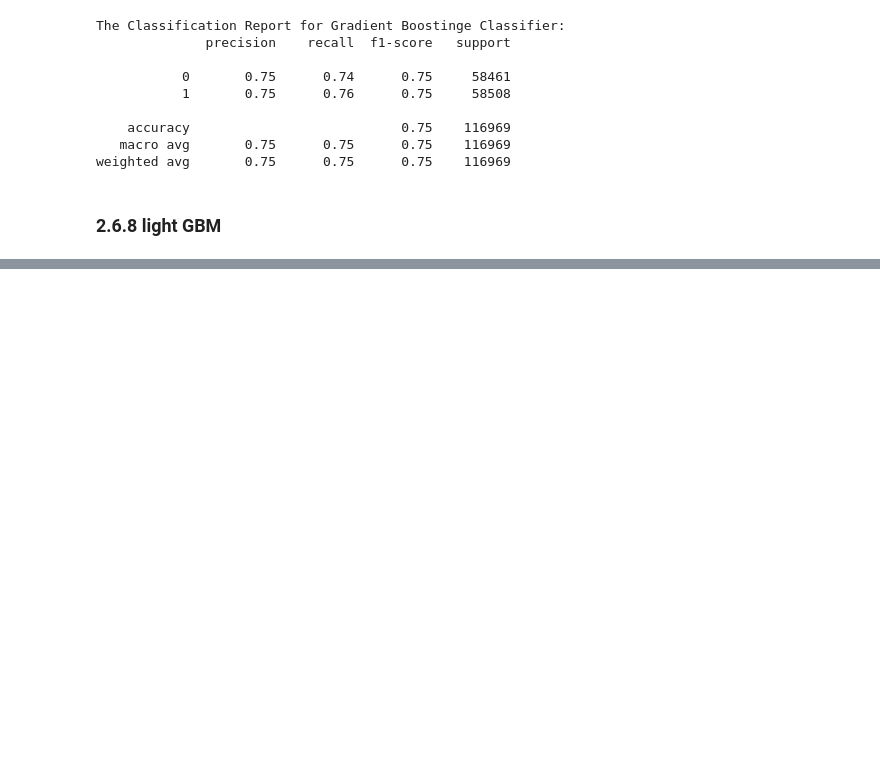
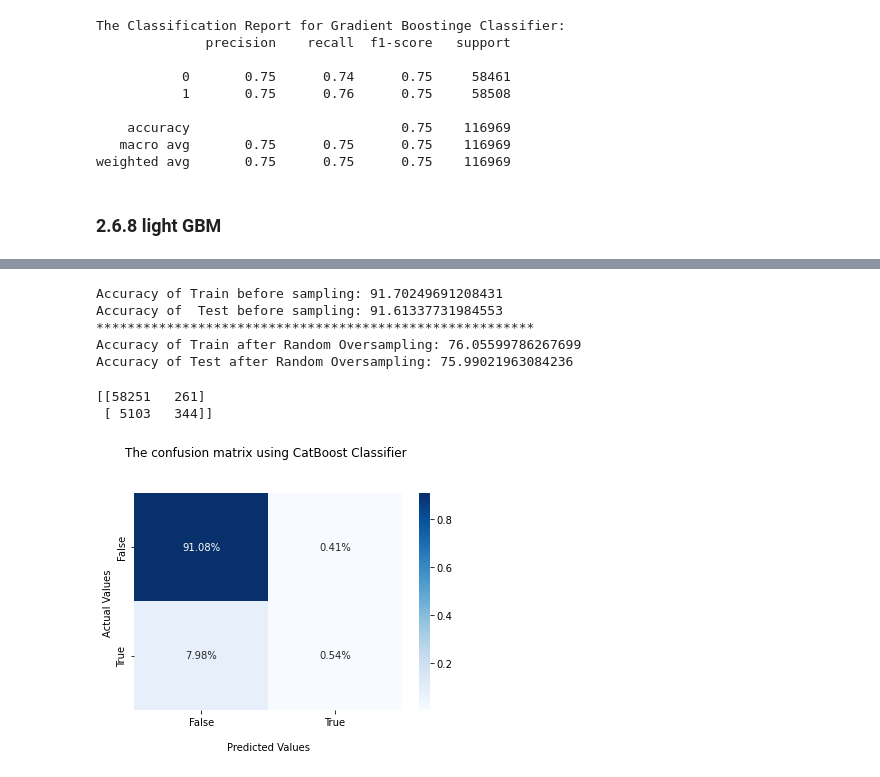
Before and after one commit to ahmedelsayed968/ML-Project, a Jupyter notebook: data analysis/Modeling.ipynb, the cells around one changed output, grey strips where cells are left out. Drawn from its saved outputs; the diff is of its cells as text; code cells hidden in the pictures; blank space fills up the shorter version.

```diff
--- a/data analysis/Modeling.ipynb
+++ b/data analysis/Modeling.ipynb
@@ -678,0 +725,11 @@ lgbm = LGBMClassifier(max_depth = 8)
+# %%
+from catboost import CatBoostClassifier
+
+cb = CatBoostClassifier(max_depth = 10, iterations=10, learning_rate=0.4)
+# %%
+# Without Sampling
+cb.fit(X_train, y_train)
+
+#predict
+y_pred_test_cb = cb.predict(X_test)
+y_pred_train_cb = cb.predict(X_train)
@@ -678,0 +765,18 @@ lgbm = LGBMClassifier(max_depth = 8)
+# %%
+print('Accuracy of Train before sampling: {}'.format(accuracy_score(y_train , y_pred_train_cb)*100))
+print('Accuracy of  Test before sampling: {}'.format(accuracy_score(y_test , y_pred_test_cb)*100))
+print('********************************************************')
+print('Accuracy of Train after Random Oversampling: {}'.format(accuracy_score(y_train_res , y_pred_train_res_cb)*100))
+print('Accuracy of Test after Random Oversampling: {}'.format(accuracy_score(y_test_res , y_pred_test_res_cb)*100))
+# %% [output]
+Accuracy of Train before sampling: 91.70249691208431
+Accuracy of  Test before sampling: 91.61337731984553
+********************************************************
+Accuracy of Train after Random Oversampling: 76.05599786267699
+Accuracy of Test after Random Oversampling: 75.99021963084236
+# %%
+cmatrix_fun("CatBoost", y_test, y_pred_test_cb)
+# %% [output]
+[[58251   261]
+ [ 5103   344]]
+[figure, added]
```
Also changed, not shown: parts of 16 cells of this notebook, 4 other files.
